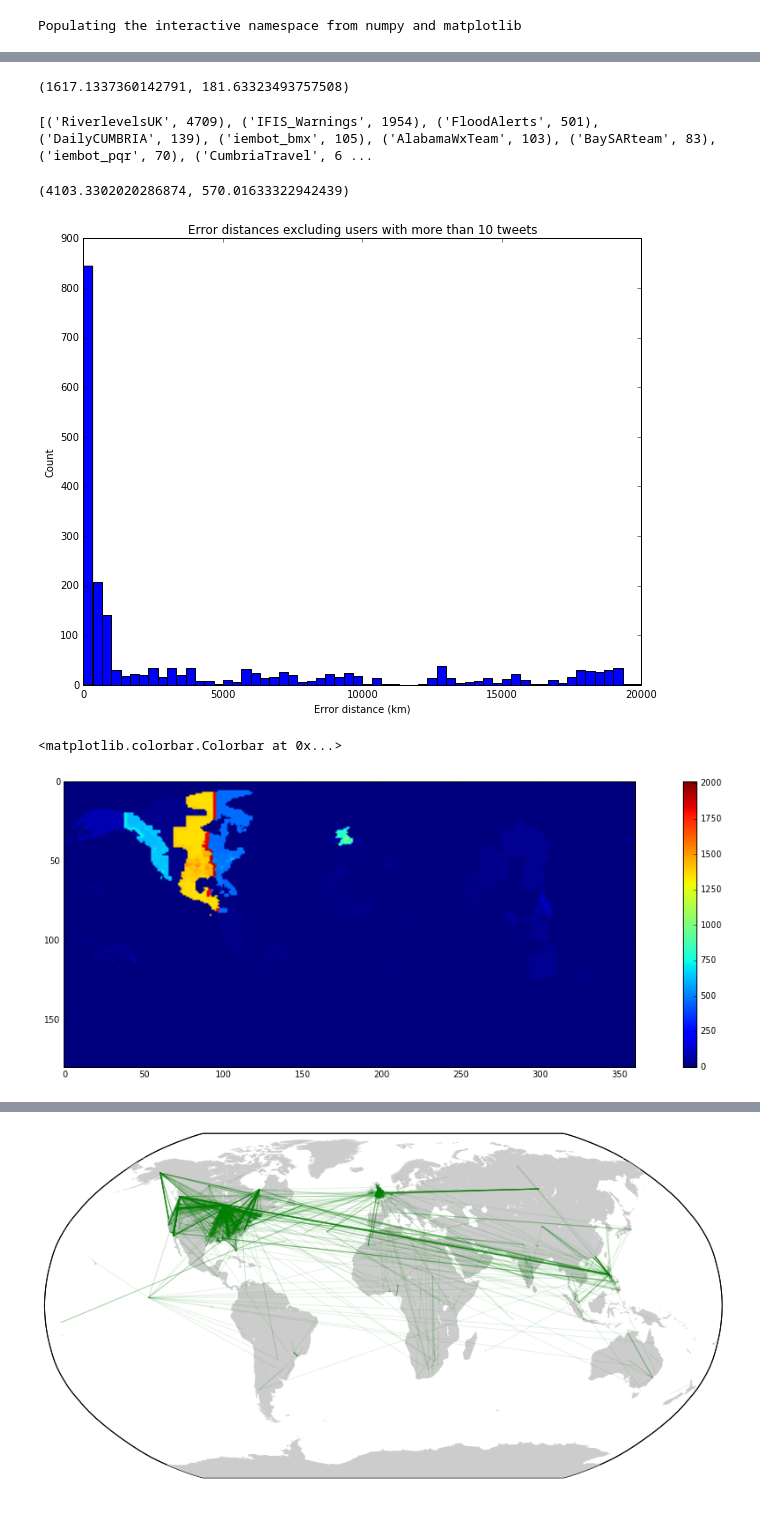
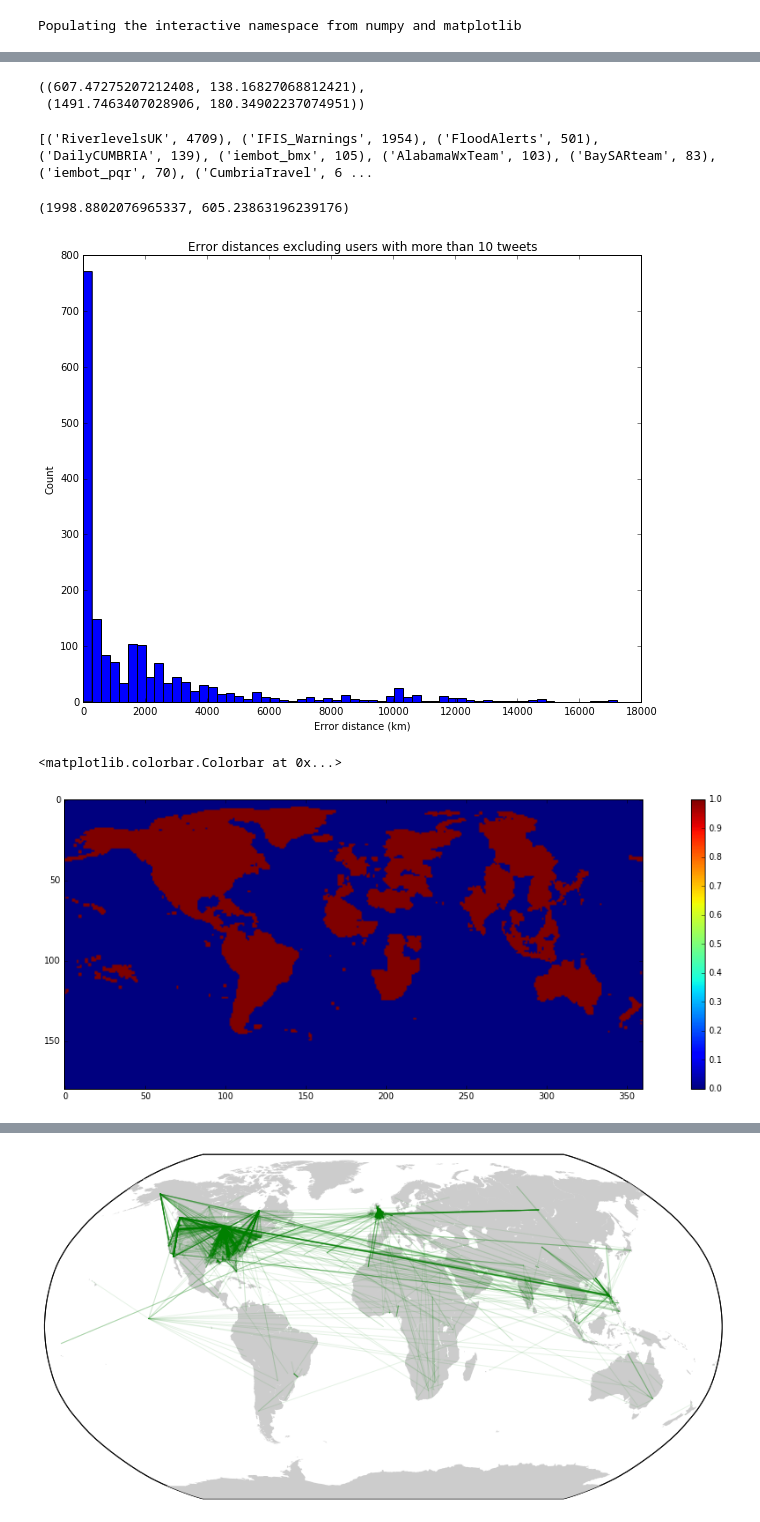
Before and after one commit to Humpheh/twied, a Jupyter notebook: workbooks/MITests.ipynb, the cells around one changed output, grey strips where cells are left out. Cells and saved outputs as stored; diff of their text form; code cells hidden in the pictures.

```diff
--- a/workbooks/MITests.ipynb
+++ b/workbooks/MITests.ipynb
@@ -24,12 +24,16 @@ real_loc = []
 inf_loc = []
 inf_poly = []
 distances = []
+distances2 = []
 weights = []
 insides = []
 usernames = []
+totalcount = 0
 count = 0
+nocount = 0
 
 for doc in cursor:
+    totalcount += 1
     if doc["geo"] is None:
         continue
 
@@ -38,6 +42,8 @@ for doc in cursor:
     # get the poly
     poly = eval(doc["locinf"]["mi"]["test"]["poly"])
 
+    centres = []
+
     p = Polygon()
     for i in poly:
         p.addContour(i)
@@ -45,16 +51,20 @@ for doc in cursor:
     try:
         center = p.center()
     except PolygonError:
-        center = None
+        nocount += 1
+        continue
 
     inside = p.isInside(point[0], point[1])
-    distance = vincenty(point, center).km
+
+    distance1 = vincenty(point, center).km
+    distance2 = vincenty((point[1], point[0]), (center[1], center[0])).km
 
     real_loc.append(point)
     inf_loc.append(center)
     inf_poly.append(poly)
     weights.append(doc["locinf"]["mi"]["test"]["weight"])
-    distances.append(distance)
+    distances.append(distance2)
+    distances2.append(distance1)
     insides.append(inside)
     usernames.append(doc["user"]["screen_name"])
 
@@ -65,6 +75,7 @@ for doc in cursor:
 
 print("Mean distance from polygon center:", sum(distances) / len(distances))
 print("Fraction within polygon:", sum(insides) / len(insides))
+print("Classified:", (count-nocount) / count)
 # %% [output]
 Processed 1000
 Processed 2000
@@ -107,7 +119,9 @@ h = hist(distances, bins=60)
-# %%
-mean(distances), median(distances)
-# %% [output]
-(1617.1337360142791, 181.63323493757508)
+# %%
+(mean(distances), median(distances)), (mean(distances2), median(distances2))
+# ((607.47275207212408, 138.16827068812421), (1491.7463407028906, 180.34902237074951))
+# %% [output]
+((607.47275207212408, 138.16827068812421),
+ (1491.7463407028906, 180.34902237074951))
 # %%
 from collections import defaultdict
 
@@ -139,8 +153,8 @@ h = hist(new_distances, bins=60)
 
 mean(new_distances), median(new_distances)
 # %% [output]
-(4103.3302020286874, 570.01633322942439)
+(1998.8802076965337, 605.23863196239176)
-[figure, old version]
+[figure, new version]
 # %%
 from implementation.multiind.polystacker import plot_area
 
@@ -154,14 +168,14 @@ for i in range(len(weights)):
 
 res = plot_area(inf_poly_weights)
 # %%
-res_m = res[0]# clip(res[0], 0, 1000)
+res_m = clip(res[0], 0, 1)
 
 figsize(20, 6)
 imshow(res_m)
 colorbar(orientation='vertical')
 # %% [output]
 <matplotlib.colorbar.Colorbar at 0x...>
-[figure, old version]
+[figure, new version]
 # %%
 def acck(d, k):
     return sum(d <= k) / len(d)
```
Also changed, not shown: parts of 6 cells of this notebook, 2 other files.
